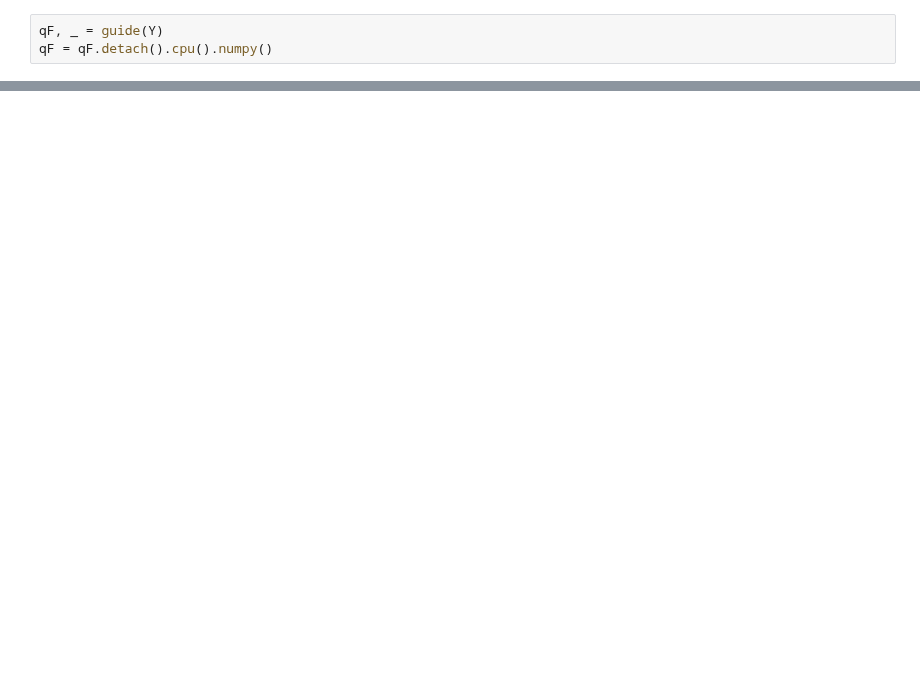
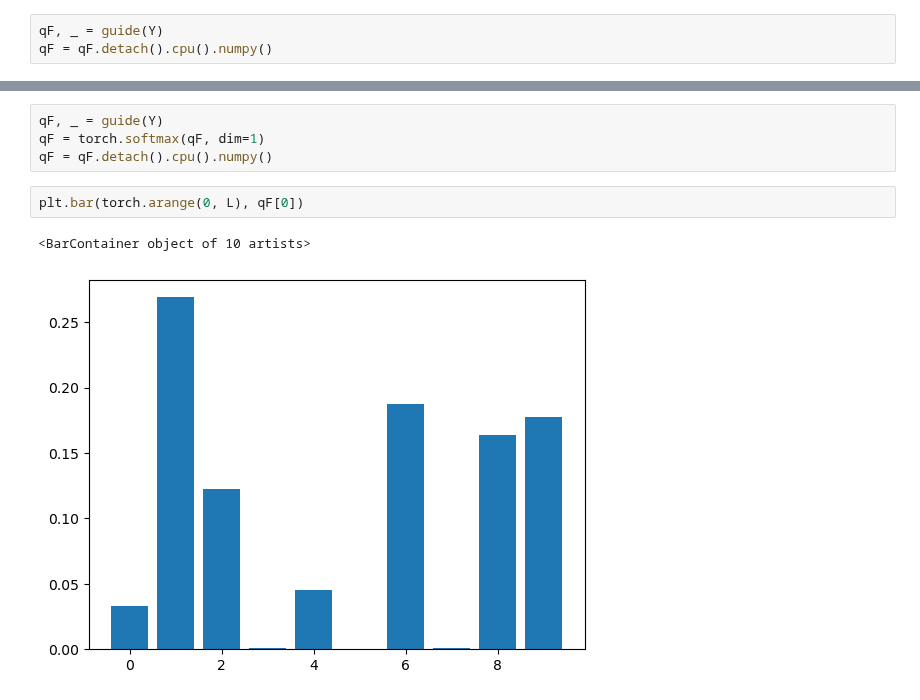
Before and after one commit to luisdiaz1997/SpatialFactorization, a Jupyter notebook: notebooks/Pyro/PNMF_Pyro.ipynb, the cells around one changed output, grey strips where cells are left out. Cells and saved outputs as stored; diff of their text form; blank space fills up the shorter version.

```diff
--- a/notebooks/Pyro/PNMF_Pyro.ipynb
+++ b/notebooks/Pyro/PNMF_Pyro.ipynb
@@ -92,0 +96,9 @@ plt.colorbar()
+# %%
+qF, _ = guide(Y)
+qF = torch.softmax(qF, dim=1)
+qF = qF.detach().cpu().numpy()
+# %%
+plt.bar(torch.arange(0, L), qF[0])
+# %% [output]
+<BarContainer object of 10 artists>
+[figure, added]
```
Also changed, not shown: parts of 4 cells of this notebook, 1 other file.
